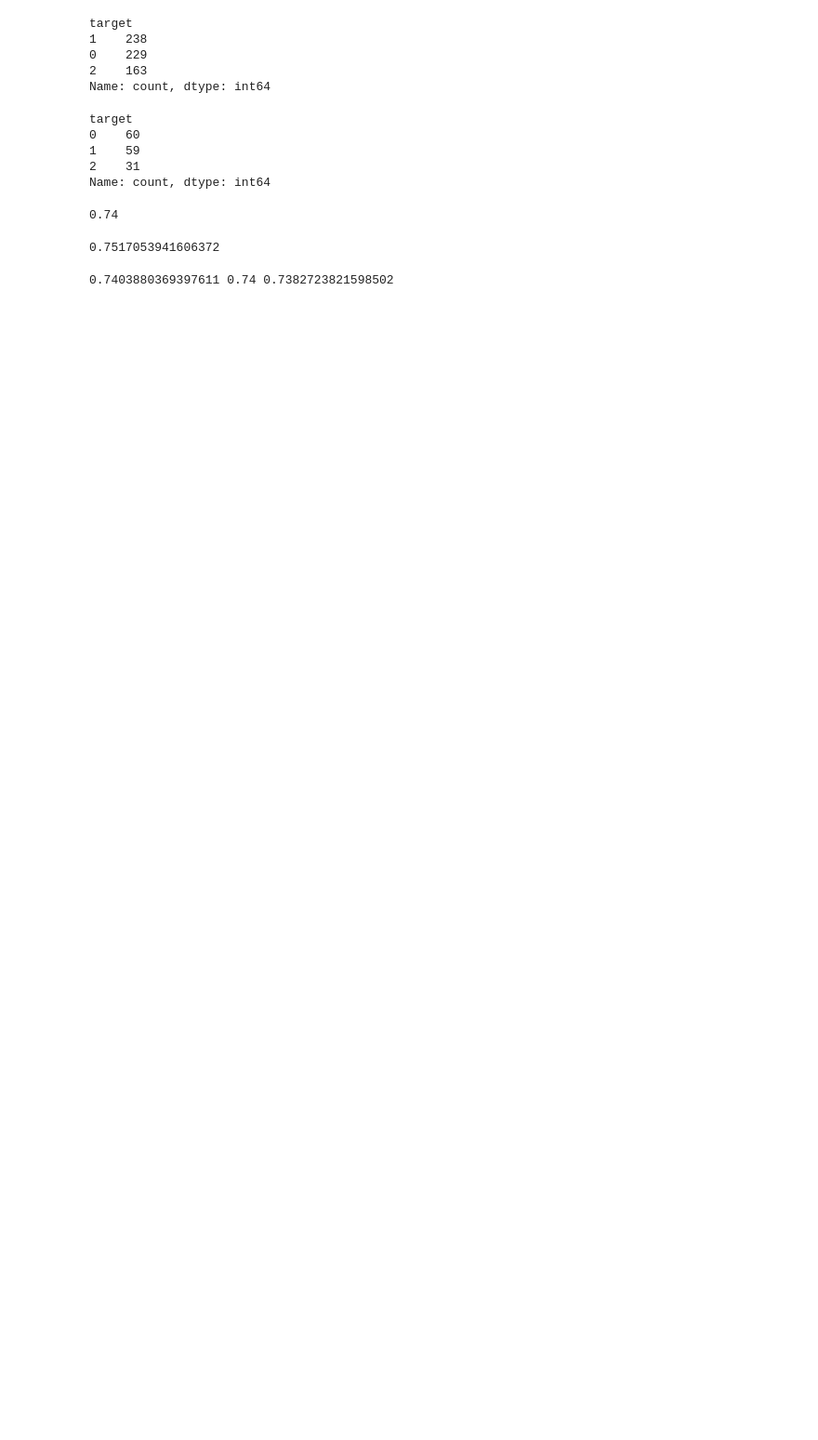
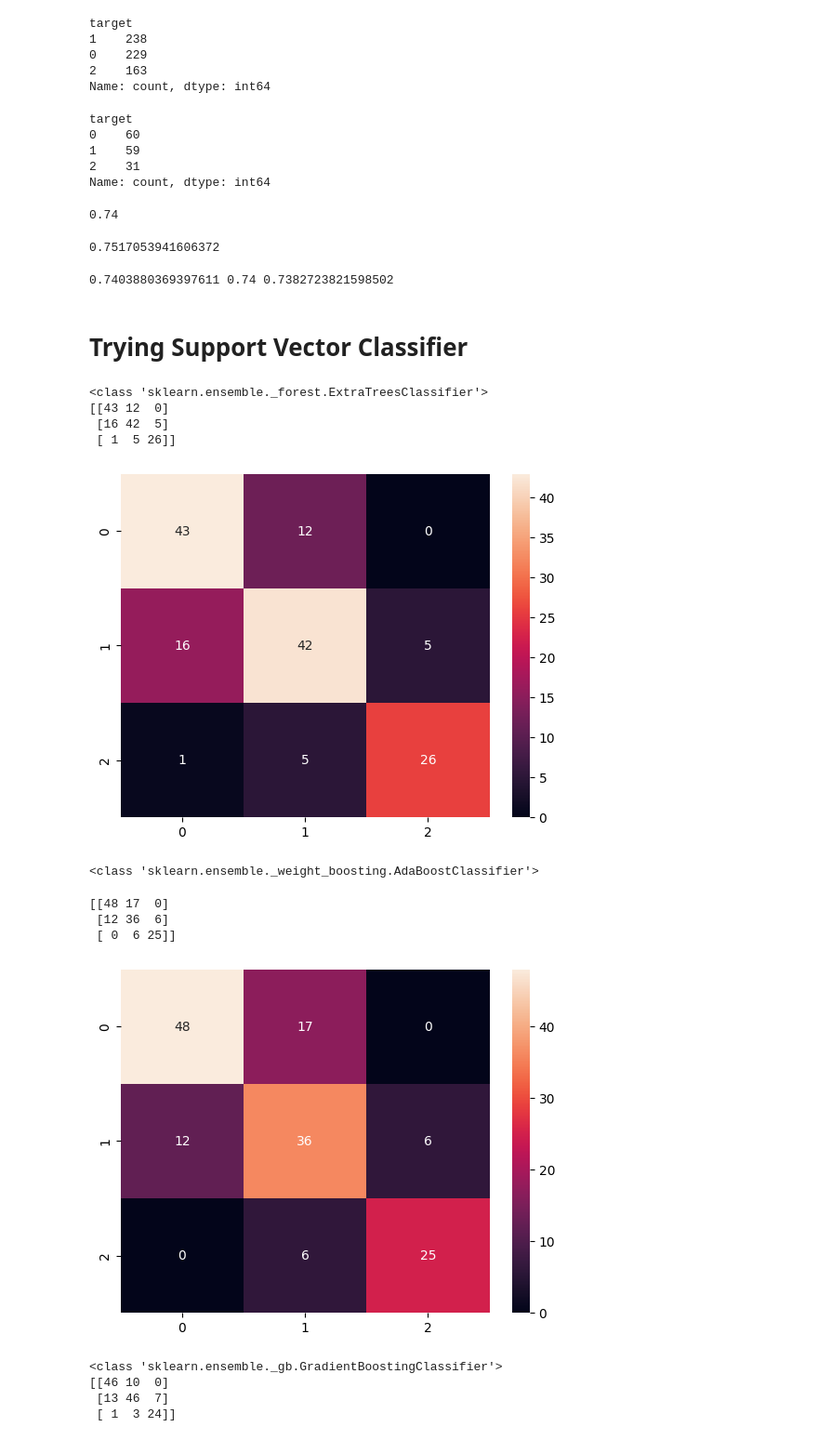
Before and after one commit to henriquenunez/master_utu, a Jupyter notebook: biosignal_analytics/SleepDetection.ipynb, the cells around one changed output. Shown: that part at 93% size. Cells and saved outputs as stored; diff of their text form; code cells hidden in the pictures; blank space fills up the shorter version.

Commit message:
feat: more classifiers (SleepDetection)

```diff
--- a/biosignal_analytics/SleepDetection.ipynb
+++ b/biosignal_analytics/SleepDetection.ipynb
@@ -194,3 +194,48 @@ precision, recall, f1, _ = precision_recall_fscore_support(ytest, ypred, average
 print(precision, recall, f1)
 # %% [output]
 0.7403880369397611 0.74 0.7382723821598502
+# %% [markdown]
+# Trying Support Vector Classifier
+# %%
+from sklearn.ensemble import ExtraTreesClassifier, AdaBoostClassifier, GradientBoostingClassifier, BaggingClassifier
+from sklearn import svm
+
+Xtrain = train_df.drop('target', axis=1)
+ytrain = train_df['target']
+
+Xtest = test_df.drop('target', axis=1)
+ytest = test_df['target']
+
+clf = RandomForestClassifier()
+
+def eval_model(clf):
+    print(type(clf))
+    plt.figure()
+    clf.fit(Xtrain, ytrain)
+    ypred = clf.predict(Xtest)
+
+    # get and plot the confusion matrix
+    conf = confusion_matrix(ypred, ytest)
+    print(conf)
+    sns.heatmap(conf, annot=True)
+    plt.show()
+
+eval_model(ExtraTreesClassifier())
+eval_model(AdaBoostClassifier())
+# eval_model(svm.SVC())
+eval_model(GradientBoostingClassifier())
+# %% [output]
+<class 'sklearn.ensemble._forest.ExtraTreesClassifier'>
+[[43 12  0]
+ [16 42  5]
+ [ 1  5 26]]
+[figure, added]
+<class 'sklearn.ensemble._weight_boosting.AdaBoostClassifier'>
+[[48 17  0]
+ [12 36  6]
+ [ 0  6 25]]
+[figure, added]
+<class 'sklearn.ensemble._gb.GradientBoostingClassifier'>
+[[46 10  0]
+ [13 46  7]
+ [ 1  3 24]]
```
Also changed, not shown: parts of 2 cells of this notebook.
